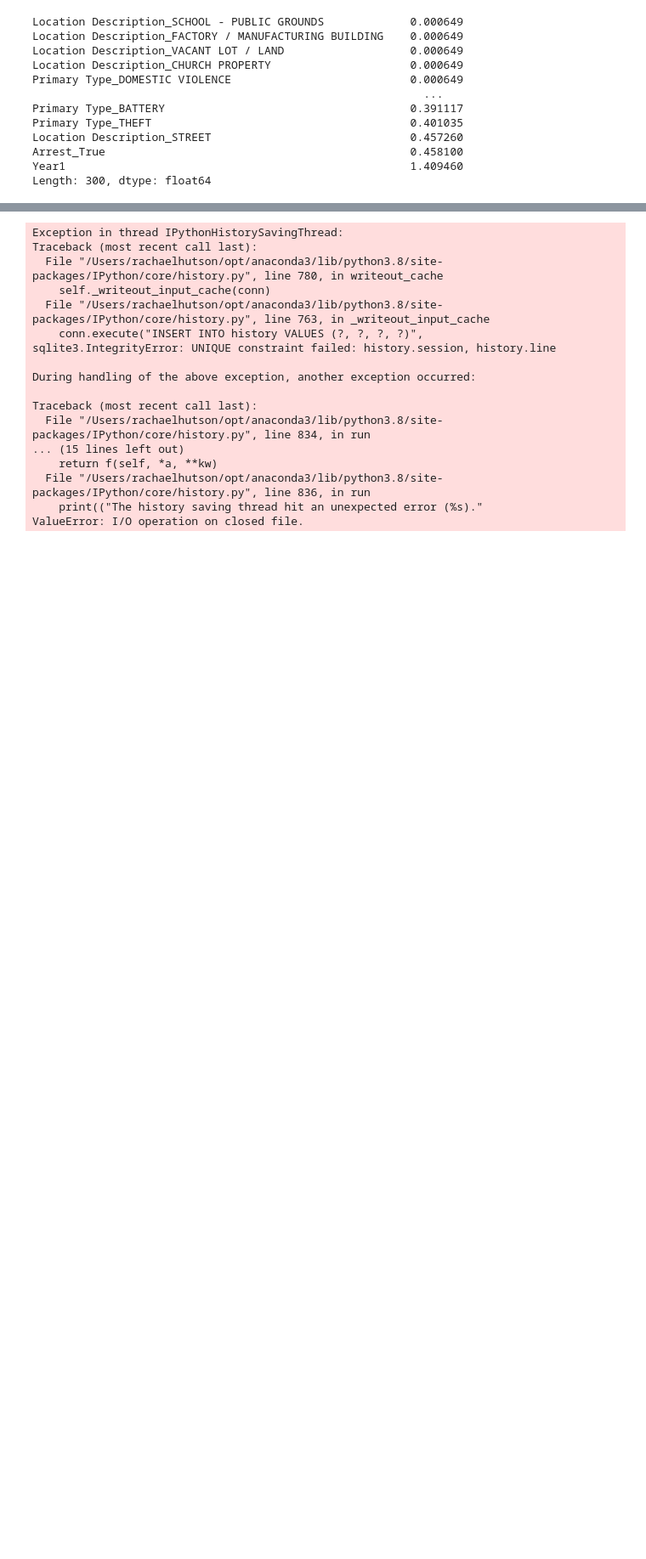
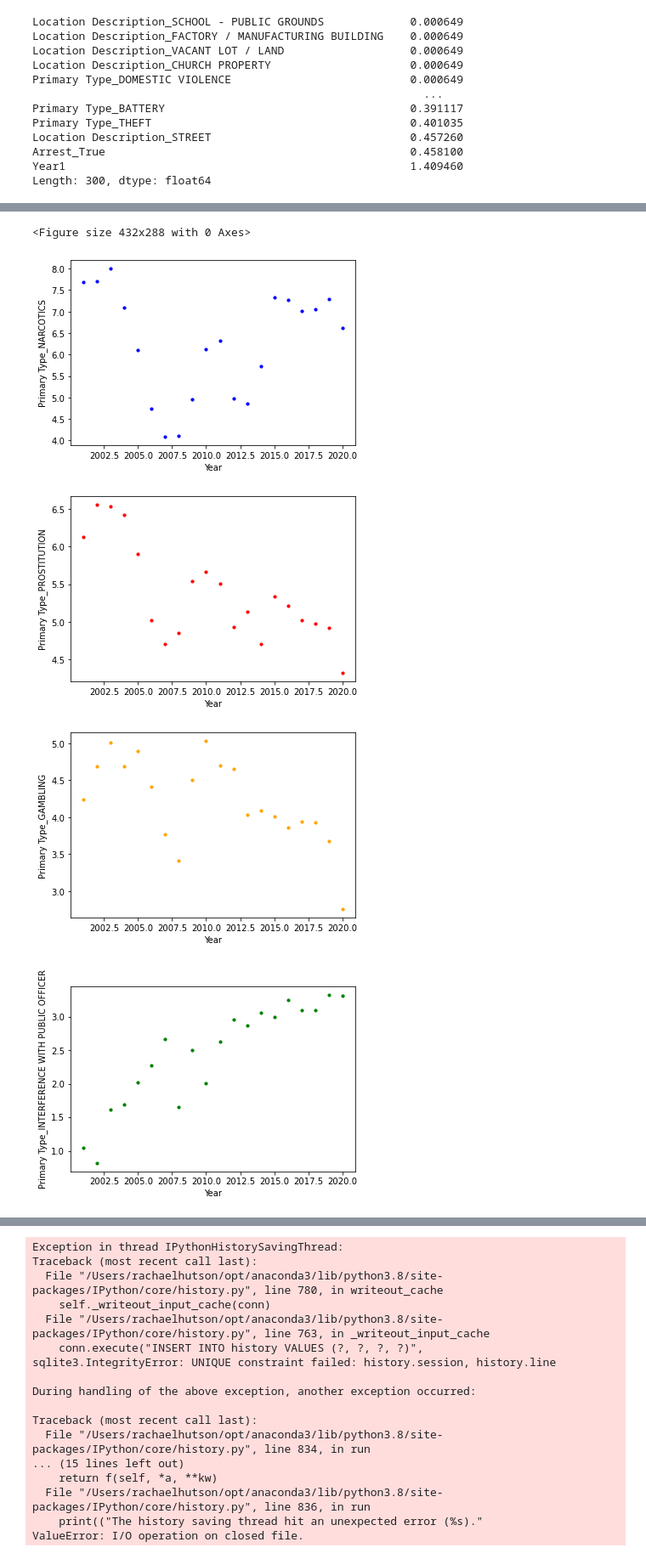
Before and after one commit to JiaqiGao/CMSC-21800-project, a Jupyter notebook: project.ipynb, the cells around one changed output, grey strips where cells are left out. Shown at 85% size. Drawn from its saved outputs; the diff is of its cells as text; code cells hidden in the pictures; blank space fills up the shorter version.

Commit message:
creating data visualizations

```diff
--- a/project.ipynb
+++ b/project.ipynb
@@ -259,0 +298,21 @@ Name: Primary Type_NARCOTICS, dtype: float64
+# %%
+import matplotlib.pyplot as plt
+
+fig = plt.figure()
+
+ax1 = narcotics_weights.plot.scatter(x="Year",y="Primary Type_NARCOTICS", s=10, c='b')
+ax2 = prostitution_weights.plot.scatter(x="Year",y="Primary Type_PROSTITUTION", s=10, c='r')
+ax3 = gambling_weights.plot.scatter(x="Year",y="Primary Type_GAMBLING", s=10, c='orange')
+ax4 = interference_weights.plot.scatter(x="Year",y="Primary Type_INTERFERENCE WITH PUBLIC OFFICER", s=10, c='g')
+ax5 = liquor_weights.plot.scatter(x="Year",y="Primary Type_LIQUOR LAW VIOLATION", s=10, c='magenta')
+ax6 = dept_weights.plot.scatter(x="Year",y="Location Description_DEPARTMENT STORE", s=10, c='purple')
+ax7 = drug_weights.plot.scatter(x="Year",y="Location Description_DRUG STORE", s=10, c='brown')
+ax8 = cc_weights.plot.scatter(x="Year",y="Primary Type_CONCEALED CARRY LICENSE VIOLATION", s=10, c='teal')
+
+plt.show()
+# %% [output]
+<Figure size 432x288 with 0 Axes>
+[figure, added]
+[figure, added]
+[figure, added]
+[figure, added]
```
Also changed, not shown: parts of 3 cells of this notebook.
